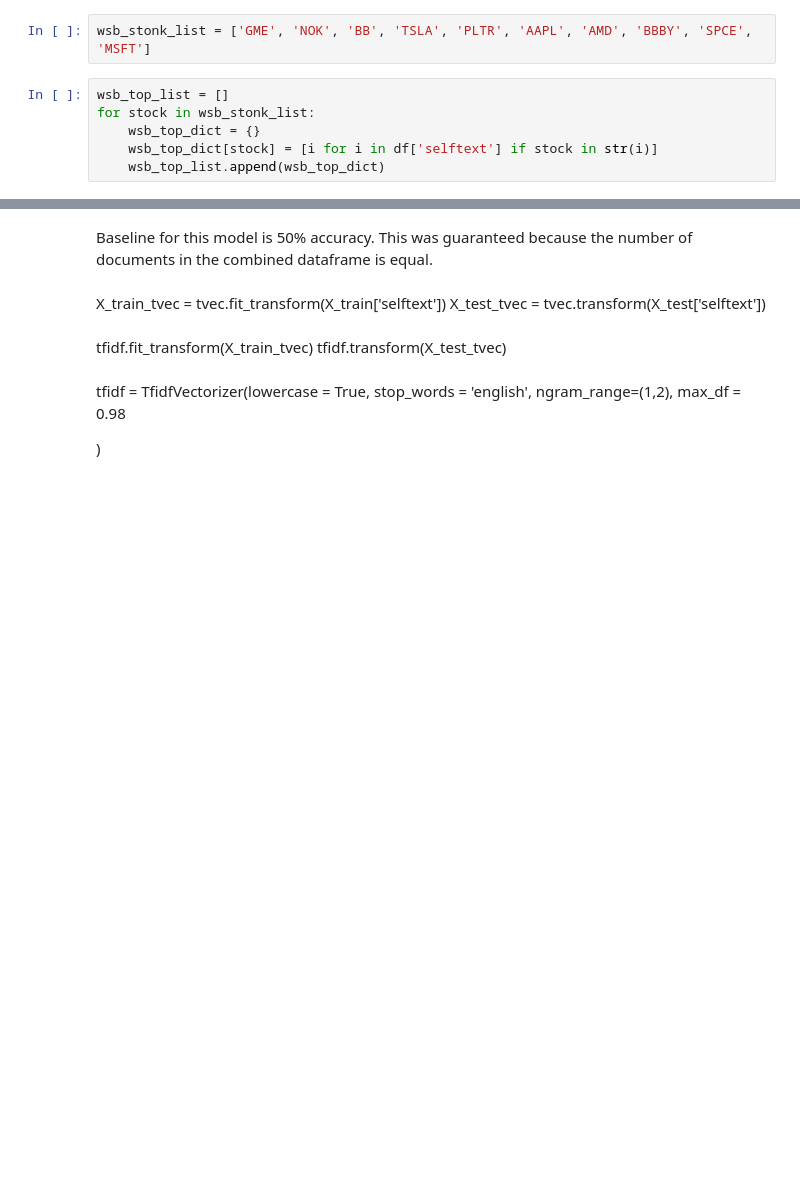
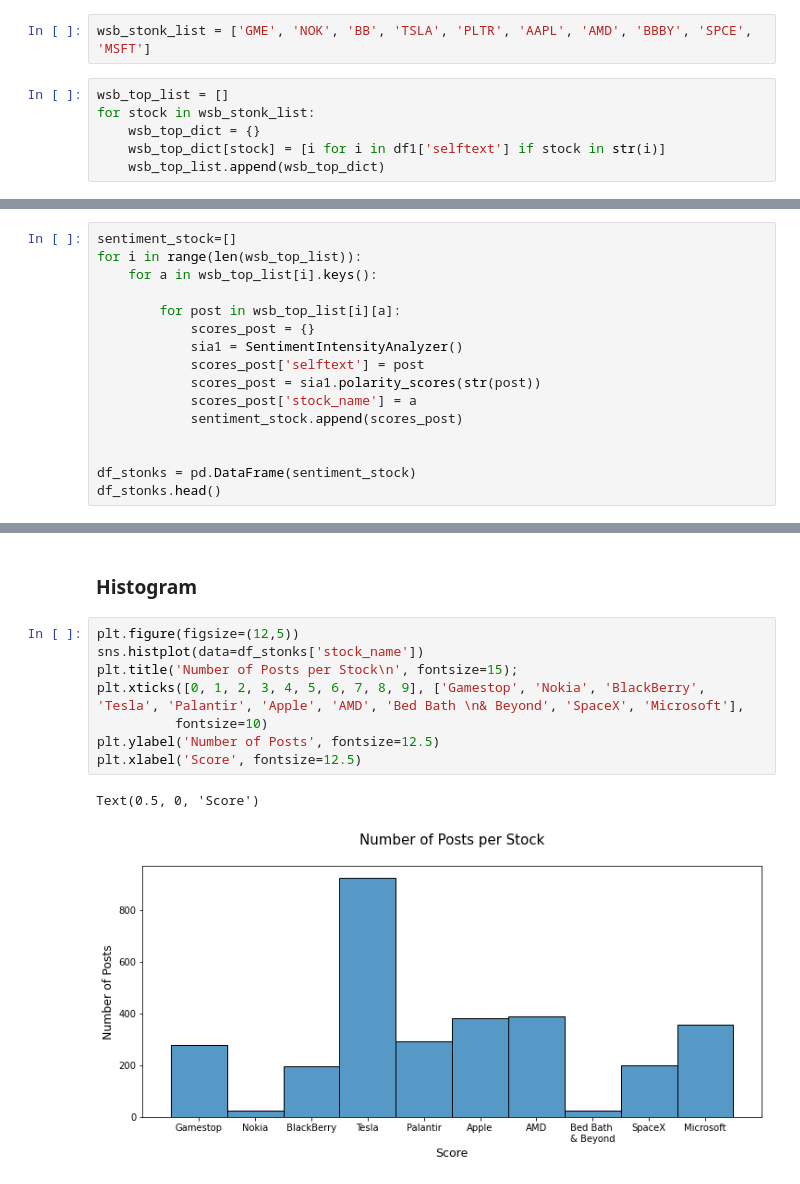
Before and after one commit to davidcholcomb/parliament-investing, a Jupyter notebook: 01_Sentiment Scores & EDA.ipynb, the cells around one changed output, grey strips where cells are left out. Saved outputs shown, nothing was run; the diff lists cells and outputs as text; blank space fills up the shorter version.

```diff
--- a/01_Sentiment Scores & EDA.ipynb
+++ b/01_Sentiment Scores & EDA.ipynb
@@ -139,5 +197,5 @@ wsb_stonk_list = ['GME', 'NOK', 'BB', 'TSLA', 'PLTR', 'AAPL', 'AMD', 'BBBY', 'SP
 wsb_top_list = []
 for stock in wsb_stonk_list:
     wsb_top_dict = {}
-    wsb_top_dict[stock] = [i for i in df['selftext'] if stock in str(i)]
+    wsb_top_dict[stock] = [i for i in df1['selftext'] if stock in str(i)]
     wsb_top_list.append(wsb_top_dict)
@@ -190,0 +202,16 @@ for stock in wsb_top_list:
+# %%
+sentiment_stock=[]
+for i in range(len(wsb_top_list)):
+    for a in wsb_top_list[i].keys():
+
+        for post in wsb_top_list[i][a]:
+            scores_post = {}
+            sia1 = SentimentIntensityAnalyzer()
+            scores_post['selftext'] = post
+            scores_post = sia1.polarity_scores(str(post))
+            scores_post['stock_name'] = a
+            sentiment_stock.append(scores_post)
+
+
+df_stonks = pd.DataFrame(sentiment_stock)
+df_stonks.head()
@@ -224,15 +229,13 @@ y_test.value_counts(normalize = True)
-# %% [markdown]
-Baseline for this model is 50% accuracy. This was guaranteed because the number of documents in the combined dataframe is equal.
-# %% [markdown]
-X_train_tvec = tvec.fit_transform(X_train['selftext'])
-X_test_tvec = tvec.transform(X_test['selftext'])
-# %% [markdown]
-tfidf.fit_transform(X_train_tvec)
-tfidf.transform(X_test_tvec)
-# %% [markdown]
-tfidf = TfidfVectorizer(lowercase = True,
-                        stop_words = 'english',
-                        ngram_range=(1,2),
-                        max_df = 0.98
-
-)
+# %% [markdown]
+### Histogram
+# %%
+plt.figure(figsize=(12,5))
+sns.histplot(data=df_stonks['stock_name'])
+plt.title('Number of Posts per Stock\n', fontsize=15);
+plt.xticks([0, 1, 2, 3, 4, 5, 6, 7, 8, 9], ['Gamestop', 'Nokia', 'BlackBerry', 'Tesla', 'Palantir', 'Apple', 'AMD', 'Bed Bath \n& Beyond', 'SpaceX', 'Microsoft'],
+          fontsize=10)
+plt.ylabel('Number of Posts', fontsize=12.5)
+plt.xlabel('Score', fontsize=12.5)
+# %% [output]
+Text(0.5, 0, 'Score')
+[figure, added]
```
Also changed, not shown: parts of 29 cells of this notebook, 5 other files.
